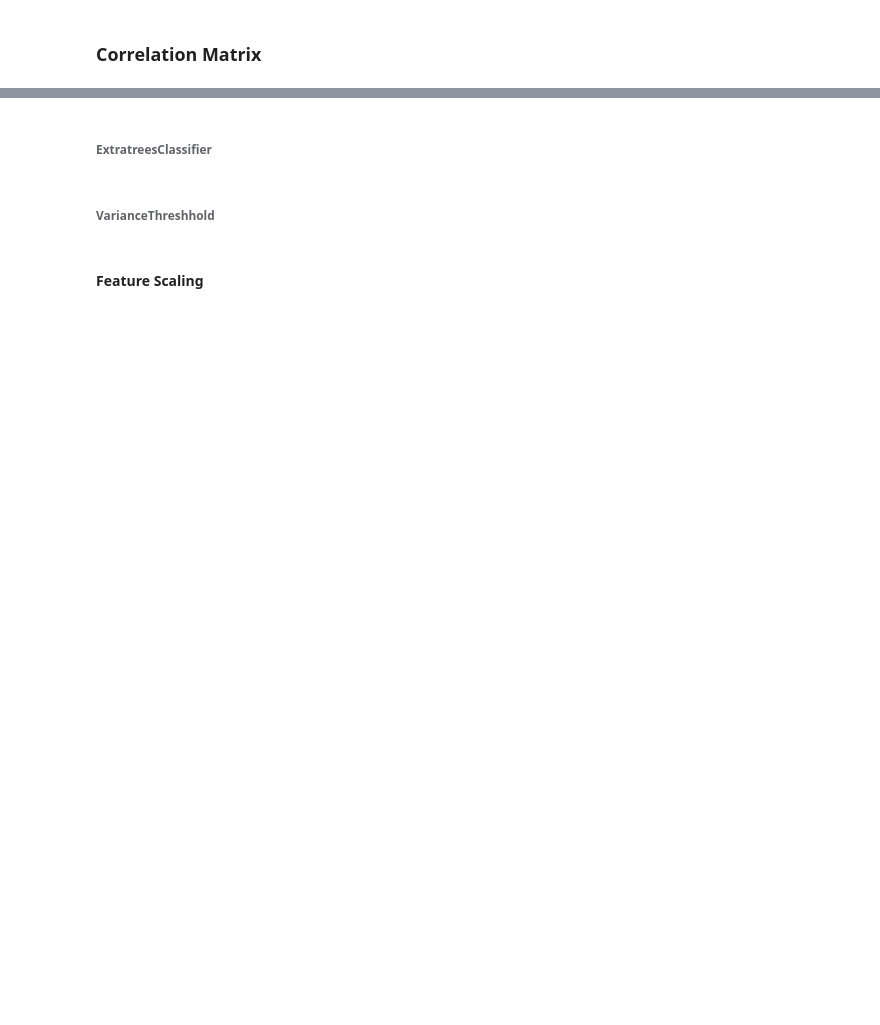
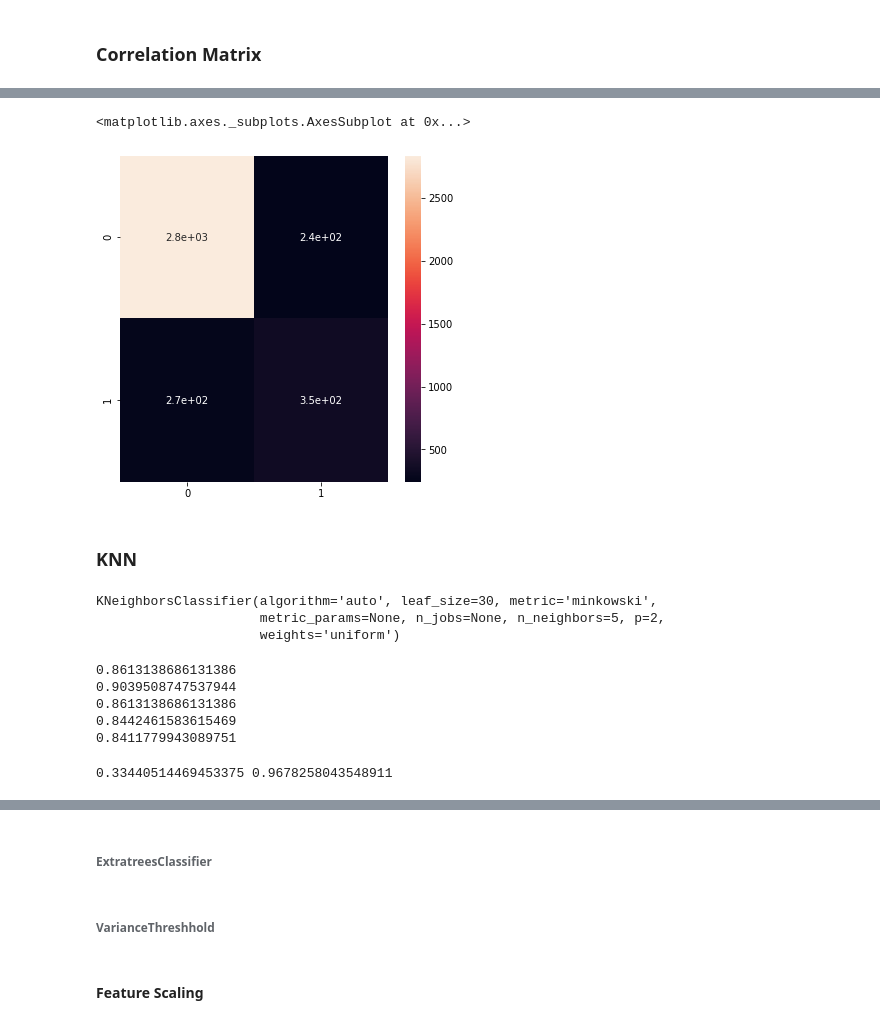
Before and after one commit to SepidehMohammadi/Capstone_python, a Jupyter notebook: Online Shoppers Purchasing Intention.ipynb, the cells around one changed output, grey strips where cells are left out. Drawn from its saved outputs; the diff is of its cells as text; code cells hidden in the pictures; blank space fills up the shorter version.

```diff
--- a/Online Shoppers Purchasing Intention.ipynb
+++ b/Online Shoppers Purchasing Intention.ipynb
@@ -760,0 +1382,3 @@ OSHIX_n_collinearity_SelectKBest.shape
+# %%
+dt = DecisionTreeClassifier()
+dt.fit(X_train, y_train)
@@ -760,0 +1392,3 @@ OSHIX_n_collinearity_SelectKBest.shape
+# %%
+dt_y_pred = dt.predict(X_test)
+dt_y_pred1 = dt.predict(X_train)
@@ -760,0 +1438,16 @@ OSHIX_n_collinearity_SelectKBest.shape
+# %%
+cm = confusion_matrix(y_test, dt_y_pred)
+plt.rcParams['figure.figsize'] = (6, 6)
+sns.heatmap(cm, annot = True)
+# %% [output]
+<matplotlib.axes._subplots.AxesSubplot at 0x...>
+[figure, added]
+# %% [markdown]
+### <B> KNN <B>
+# %%
+knn= KNeighborsClassifier()
+knn.fit(X_train, y_train)
+# %% [output]
+KNeighborsClassifier(algorithm='auto', leaf_size=30, metric='minkowski',
+                     metric_params=None, n_jobs=None, n_neighbors=5, p=2,
+                     weights='uniform')
@@ -760,0 +1457,12 @@ OSHIX_n_collinearity_SelectKBest.shape
+# %%
+print(accuracy_score(y_test, knn_y_pred))
+print(accuracy_score(y_train,knn_y_pred1))
+print(recall_score(y_test,knn_y_pred, average = 'weighted'))
+print(precision_score(y_test,knn_y_pred, average = 'weighted'))
+print(f1_score(y_test,knn_y_pred, average = 'weighted'))
+# %% [output]
+0.8613138686131386
+0.9039508747537944
+0.8613138686131386
+0.8442461583615469
+0.8411779943089751
@@ -760,0 +1484,6 @@ OSHIX_n_collinearity_SelectKBest.shape
+# %%
+sensetivity = TP/(TP+FN)
+specificity = TN/(TN+FP)
+print(sensetivity, specificity)
+# %% [output]
+0.33440514469453375 0.9678258043548911
```
Also changed, not shown: parts of 156 cells of this notebook, 2 other files.
